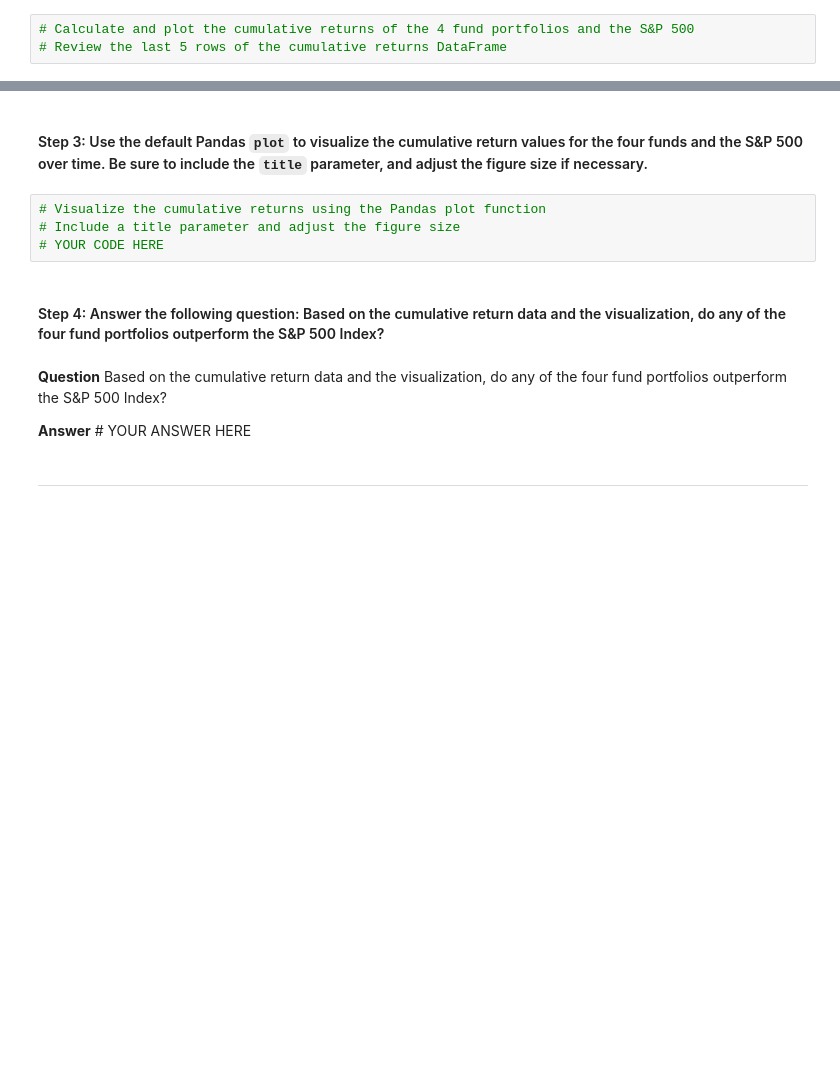
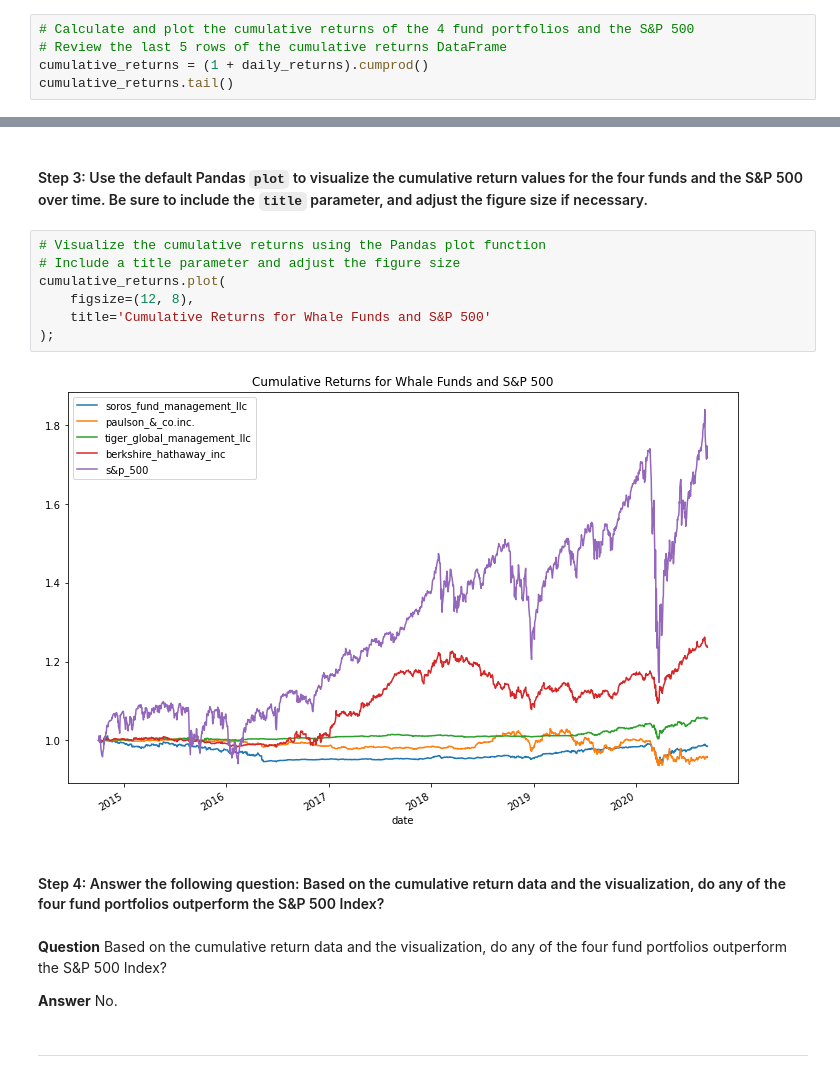
Before and after one commit to jmischung/Portfolio-Risk-Analysis, a Jupyter notebook: risk_return_analysis.ipynb, the cells around one changed output, grey strips where cells are left out. Drawn from its saved outputs; the diff is of its cells as text; blank space fills up the shorter version.

Commit message:
analyze daily and cumulative returns

```diff
--- a/risk_return_analysis.ipynb
+++ b/risk_return_analysis.ipynb
@@ -195,3 +195,5 @@ plot_daily_returns(daily_returns)
 # %%
 # Calculate and plot the cumulative returns of the 4 fund portfolios and the S&P 500
 # Review the last 5 rows of the cumulative returns DataFrame
+cumulative_returns = (1 + daily_returns).cumprod()
+cumulative_returns.tail()
@@ -200,13 +210,18 @@ plot_daily_returns(daily_returns)
 # %%
 # Visualize the cumulative returns using the Pandas plot function
 # Include a title parameter and adjust the figure size
-# YOUR CODE HERE
+cumulative_returns.plot(
+    figsize=(12, 8),
+    title='Cumulative Returns for Whale Funds and S&P 500'
+);
+# %% [output]
+[figure, added]
 # %% [markdown]
 #### Step 4: Answer the following question: Based on the cumulative return data and the visualization, do any of the four fund portfolios outperform the S&P 500 Index?
 # %% [markdown]
 **Question** Based on the cumulative return data and the visualization, do any of the four fund portfolios outperform the S&P 500 Index?
 
-**Answer** # YOUR ANSWER HERE
+**Answer** No.
 # %% [markdown]
 ---
 # %% [markdown]
```
Also changed, not shown: parts of 3 cells of this notebook.
